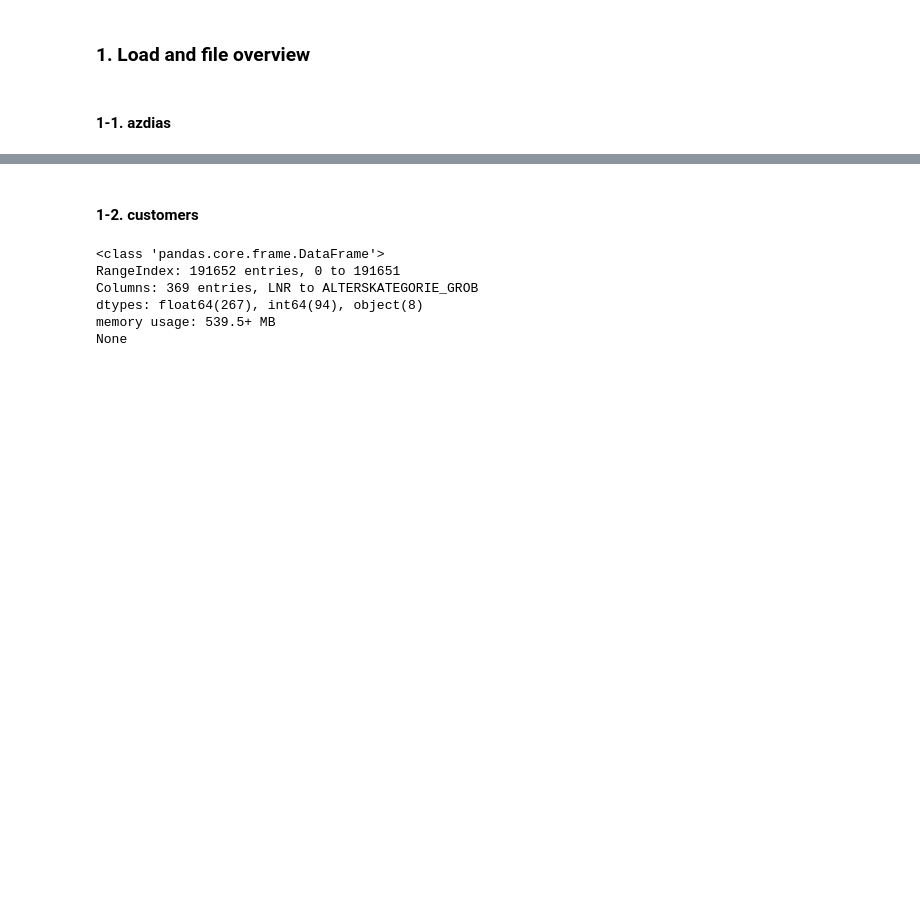
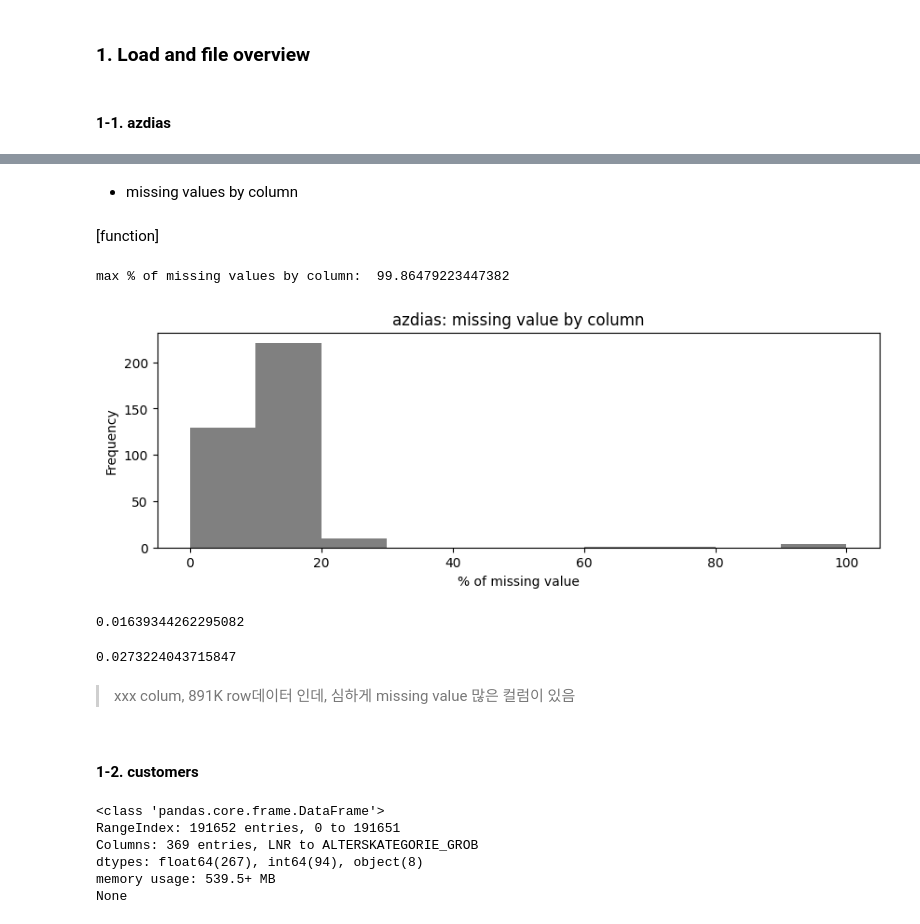
Before and after one commit to jaeyoun-chang/u_city_capstone, a Jupyter notebook: Arvato Project Workbook.ipynb, the cells around one changed output, grey strips where cells are left out. Cells and saved outputs as stored; diff of their text form; code cells hidden in the pictures; blank space fills up the shorter version.

```diff
--- a/Arvato Project Workbook.ipynb
+++ b/Arvato Project Workbook.ipynb
@@ -73,0 +111,36 @@ None
+# %% [markdown]
+* missing values by column
+# %% [markdown]
+[function]
+# %%
+def miss_val_hist(df, axis_val, xtick_bin = 10):
+    '''
+    function to display missing value histogram by column or raw
+    df: dataframe
+    axis_val: str, one of 'column' or 'row'
+    xtick_bin : size of xtick bin, 10 as default
+    '''
+    # axis value
+    axis_num = 0 if axis_val == 'column' else 1
+
+    # % of missing values
+    missing_pct = df.isnull().mean(axis = axis_num) * 100
+
+    # max % of missing values by column
+    missing_pct_max = missing_pct.max()
+    print ('max % of missing values by ' + axis_val + ': ', missing_pct_max)
+
+    # plot missing values by column
+    xtick_range = ((missing_pct_max + xtick_bin * 2) // xtick_bin) * xtick_bin
+
+    ax = missing_pct.plot(
+        kind = 'hist', figsize=(10, 3), color='gray',
+        bins = np.arange(0, xtick_range, 10),
+        title = (df.name + ': missing value by ' + axis_val)
+        )
+    ax.set_xlabel('% of missing value');
+# %%
+miss_val_hist(azdias, 'column')
+# %% [output]
+max % of missing values by column:  99.86479223447382
+[figure, added]
@@ -74,3 +165,16 @@ None
+# %%
+# % of columns with missing values of over 30%
+(azdias.isnull().mean() * 100 > 30).mean()
+# %% [output]
+0.01639344262295082
+# %%
+# % of columns with missing values of 25% to 30%
+((azdias.isnull().mean() * 100 > 25) & (30 >= azdias.isnull().mean() * 100)).mean()
+# %% [output]
+0.0273224043715847
+# %% [markdown]
+> xxx colum, 891K row데이터 인데, 심하게 missing value 많은 컬럼이 있음
+>
 # %% [markdown]
 #### 1-2. customers
 # %%
```
Also changed, not shown: parts of 14 cells of this notebook.
